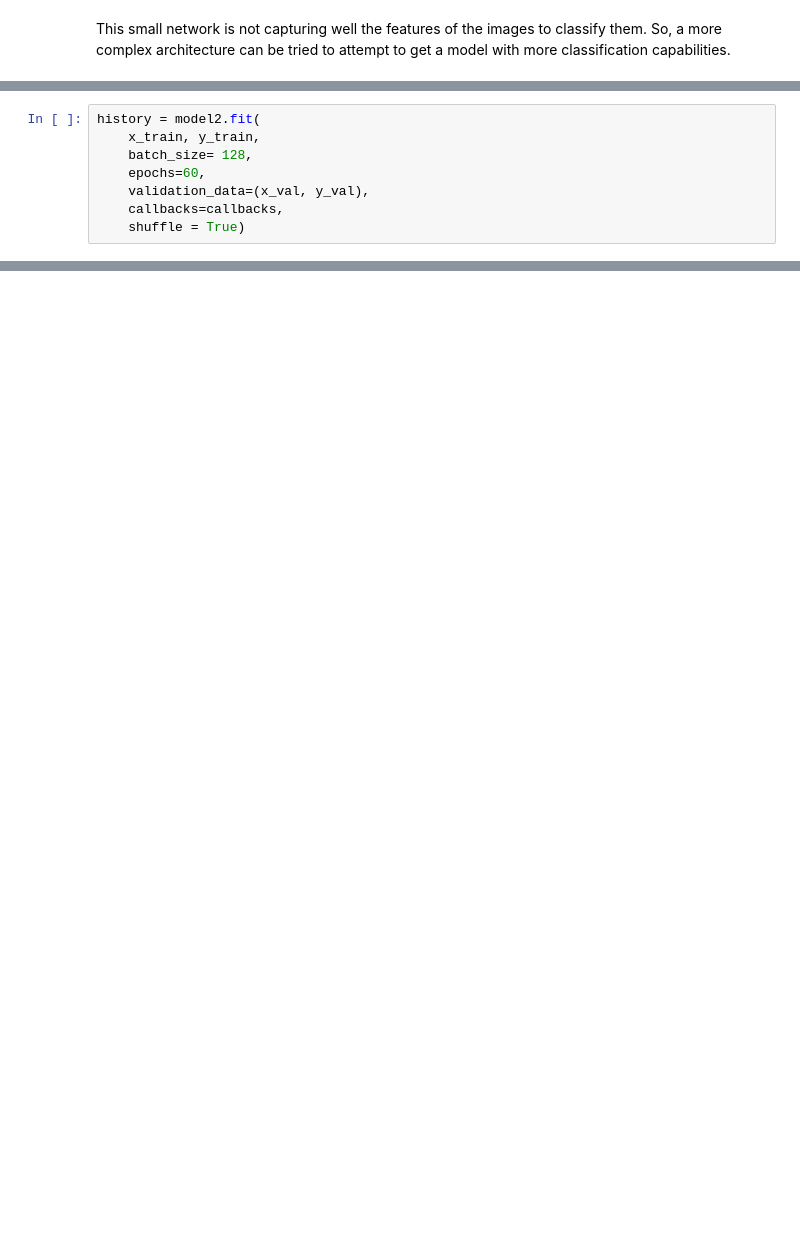
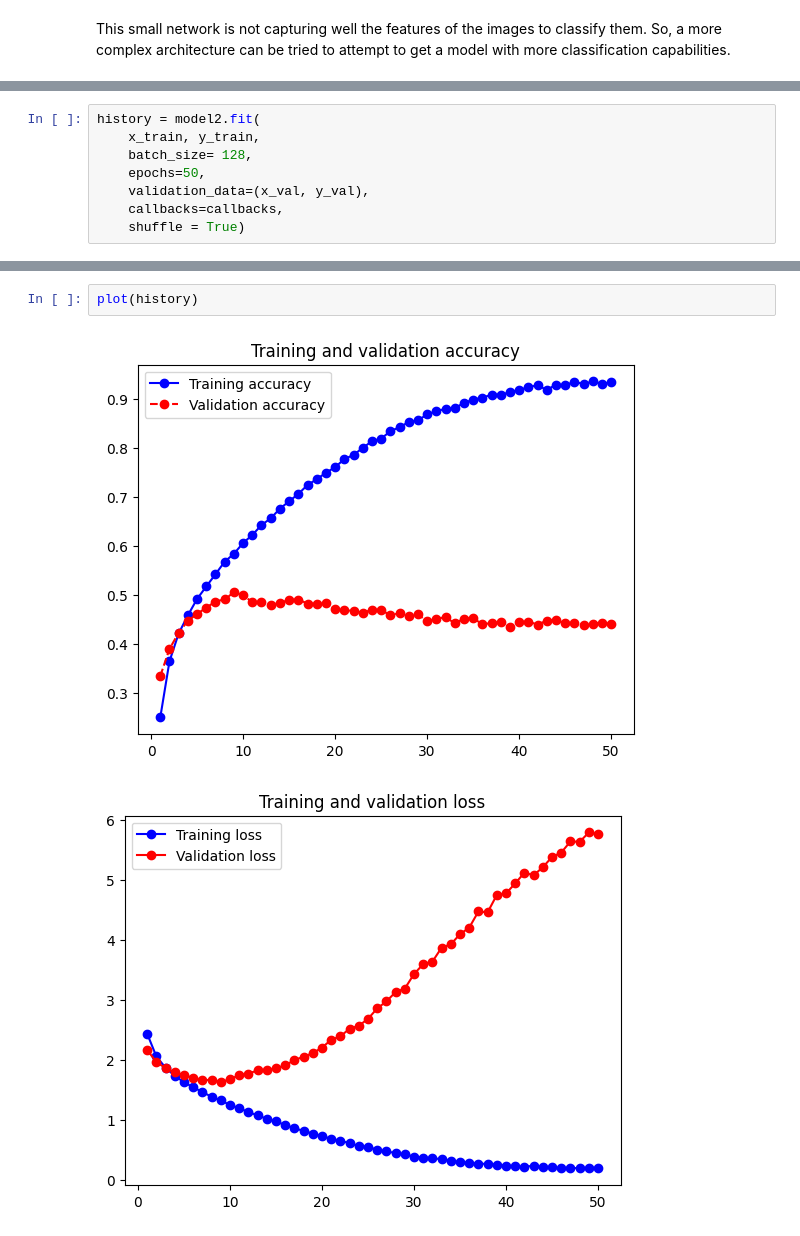
Before and after one commit to djovediaz/DL-lab1, a Jupyter notebook: custom_cnn.ipynb, the cells around one changed output, grey strips where cells are left out. Cells and saved outputs as stored; diff of their text form; blank space fills up the shorter version.

```diff
--- a/custom_cnn.ipynb
+++ b/custom_cnn.ipynb
@@ -220,7 +216,7 @@ Model: "functional_21"
 history = model2.fit(
     x_train, y_train,
     batch_size= 128,
-    epochs=60,
+    epochs=50,
     validation_data=(x_val, y_val),
     callbacks=callbacks,
     shuffle = True)
@@ -247,2 +241,7 @@ Epoch 60/60
+# %%
+plot(history)
+# %% [output]
+[figure, added]
+[figure, added]
 # %% [markdown]
 The second model, `model2`, has a more complex architecture compared to the first model. It consists of three convolutional layers with increasing filter sizes, followed by max-pooling layers, and a dense layer before the output layer. This increased complexity allows the model to capture more intricate features from the CIFAR-100 dataset.
```
Also changed, not shown: parts of 17 cells of this notebook.
